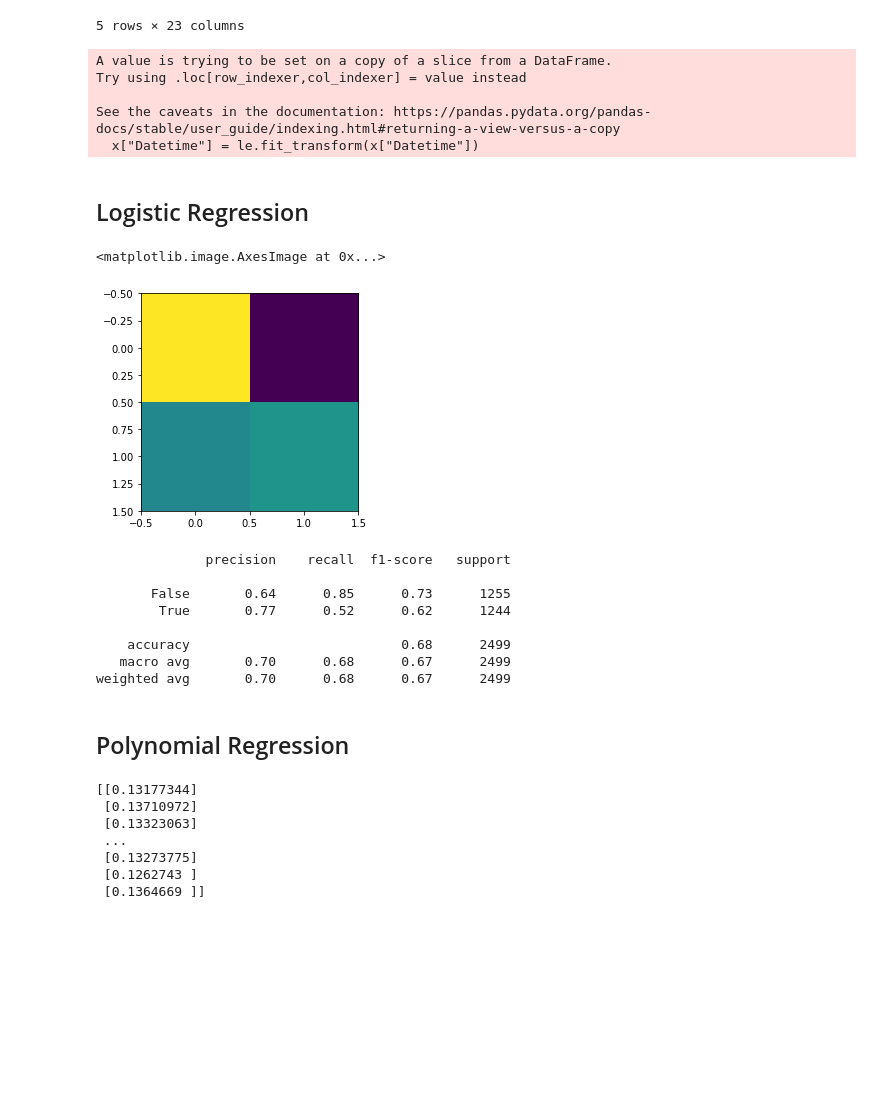
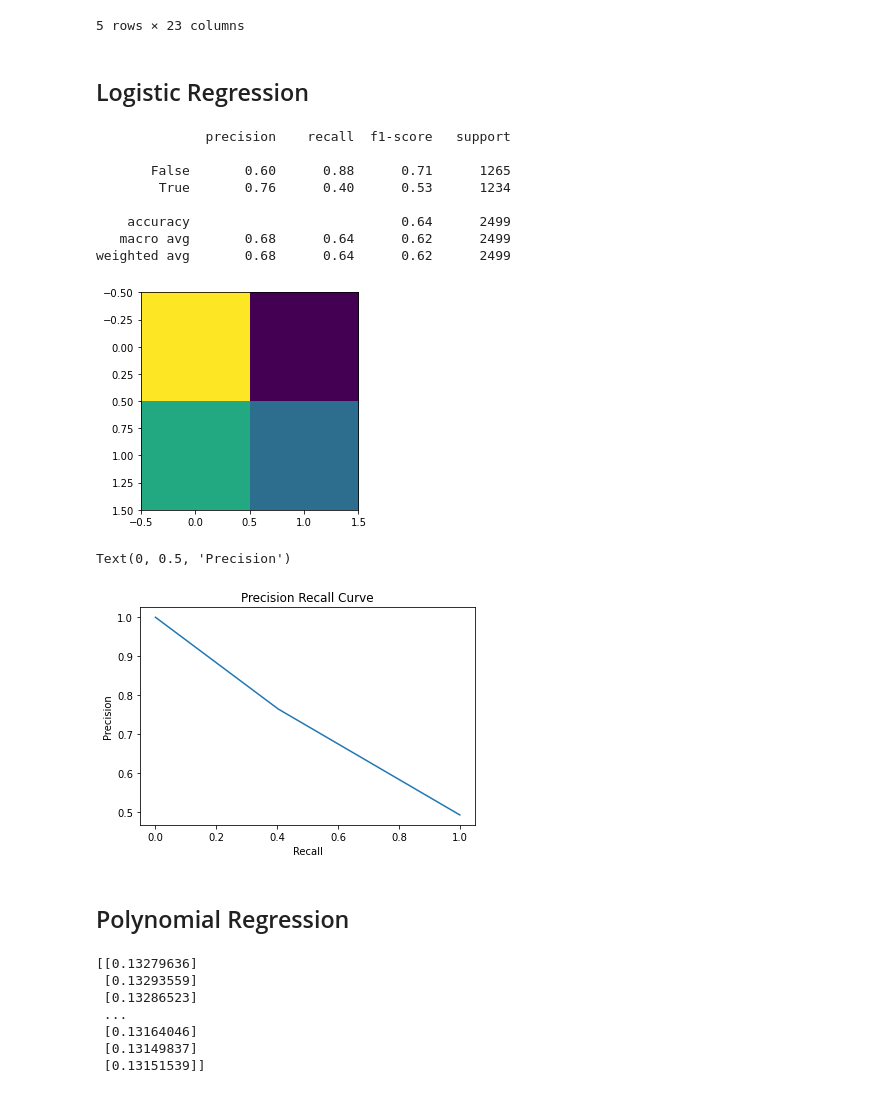
Before and after one commit to Stillerman/VET-Price-Prediction, a Jupyter notebook: Final Project.ipynb, the cells around one changed output. Drawn from its saved outputs; the diff is of its cells as text; code cells hidden in the pictures; blank space fills up the shorter version.

Commit message:
Added comments and graphs

```diff
--- a/Final Project.ipynb
+++ b/Final Project.ipynb
@@ -24,17 +24,22 @@ path = os.getcwd() + '\\TEST_CSV.csv'
 data = pd.read_csv(path, header=0)
 data.head()
 
+# Create dataframe using relevant colums
 x = data[["Datetime","Open_BTC","High_BTC","Low_BTC","Close_BTC","Volume_BTC","Dividends_BTC","Stock Splits_BTC",
           "Open_diff_BTC","High_diff_BTC","Close_diff_BTC","Volume_diff_BTC","Open_VET","High_VET","Low_VET","Close_VET",
           "Volume_VET","Dividends_VET","Stock Splits_VET","Open_diff_VET","High_diff_VET","Close_diff_VET","Volume_diff_VET"]]
 
+# Create targets using next timestep
 y_VET = []
 for i in range(0, len(data.index) - 1):
     y_VET.append(x.iloc[i + 1]["Close_VET"])
 
-y_VET.append(0)
+# Assign it to np array
 y_VET = np.array([y_VET])
 
+# Remove last row since we can't have target for last row
+x = x[:-1]
+
 x.head()
 # %% [output]
 |  | Datetime | Open_BTC | High_BTC | Low_BTC | Close_BTC | Volume_BTC | Dividends_BTC | Stock Splits_BTC | ... |
@@ -48,14 +53,11 @@ x.head()
 # Transforms datetime into incremental values
 le = LabelEncoder()
 x["Datetime"] = le.fit_transform(x["Datetime"])
+
+# Consider removing datetime from data
+# x.drop(["Datetime"], inplace=True, axis=1)
-# %% [output]
-A value is trying to be set on a copy of a slice from a DataFrame.
-Try using .loc[row_indexer,col_indexer] = value instead
-
-See the caveats in the documentation: https://pandas.pydata.org/pandas-docs/stable/user_guide/indexing.html#returning-a-view-versus-a-copy
-  x["Datetime"] = le.fit_transform(x["Datetime"])
 # %%
-X_train, X_test, y_train, y_test = train_test_split(x, data["Green_VET"], test_size=0.25, random_state=0)
+X_train, X_test, y_train, y_test = train_test_split(x, data["Green_VET"][:-1], test_size=0.25, random_state=0, shuffle=False)
 # %% [markdown]
 ## Logistic Regression
 # %%
@@ -63,28 +68,38 @@ lg = LogisticRegression(random_state=0, max_iter=1000000)
 lg.fit(X_train,y_train)
 predicted = lg.predict(X_test)
 # %%
+# Confusion matrix to check predicted
 conf_matrix = confusion_matrix(y_test, predicted)
 conf_matrix = np.array(conf_matrix)
 conf_matrix = pd.DataFrame(data=conf_matrix)
 
 plt.imshow(conf_matrix)
+
+print(classification_report(y_test, predicted))
 # %% [output]
-<matplotlib.image.AxesImage at 0x...>
+              precision    recall  f1-score   support
+
+       False       0.60      0.88      0.71      1265
+        True       0.76      0.40      0.53      1234
+
+    accuracy                           0.64      2499
+   macro avg       0.68      0.64      0.62      2499
+weighted avg       0.68      0.64      0.62      2499
 [figure]
 # %%
-print(classification_report(y_test, predicted))
+# Precision recall curve
+precision, recall, thresholds = precision_recall_curve(y_test, predicted)
+plt.plot(recall, precision)
+plt.title("Precision Recall Curve")
+plt.xlabel("Recall")
+plt.ylabel("Precision")
 # %% [output]
-              precision    recall  f1-score   support
-
-       False       0.64      0.85      0.73      1255
-        True       0.77      0.52      0.62      1244
-
-    accuracy                           0.68      2499
-   macro avg       0.70      0.68      0.67      2499
-weighted avg       0.70      0.68      0.67      2499
+Text(0, 0.5, 'Precision')
+[figure, added]
 # %% [markdown]
 ## Polynomial Regression
 # %%
+# WIP Polynomial Regression as another way to model our data
 poly = PolynomialFeatures(degree=2)
 X_poly = poly.fit_transform(x)
 X_test_poly = poly.fit_transform(X_test)
@@ -98,12 +113,13 @@ lg.fit(X_poly, y_VET.reshape(-1, 1))
 # print(lg.coef_)
 
 # Predict
-print(lg.predict(X_test_poly))
+predictions_poly = lg.predict(X_test_poly)
+print(predictions_poly)
 # %% [output]
-[[0.13177344]
- [0.13710972]
- [0.13323063]
+[[0.13279636]
+ [0.13293559]
+ [0.13286523]
  ...
- [0.13273775]
- [0.1262743 ]
- [0.1364669 ]]
+ [0.13164046]
+ [0.13149837]
+ [0.13151539]]
```
Also changed, not shown: parts of 3 cells of this notebook.
